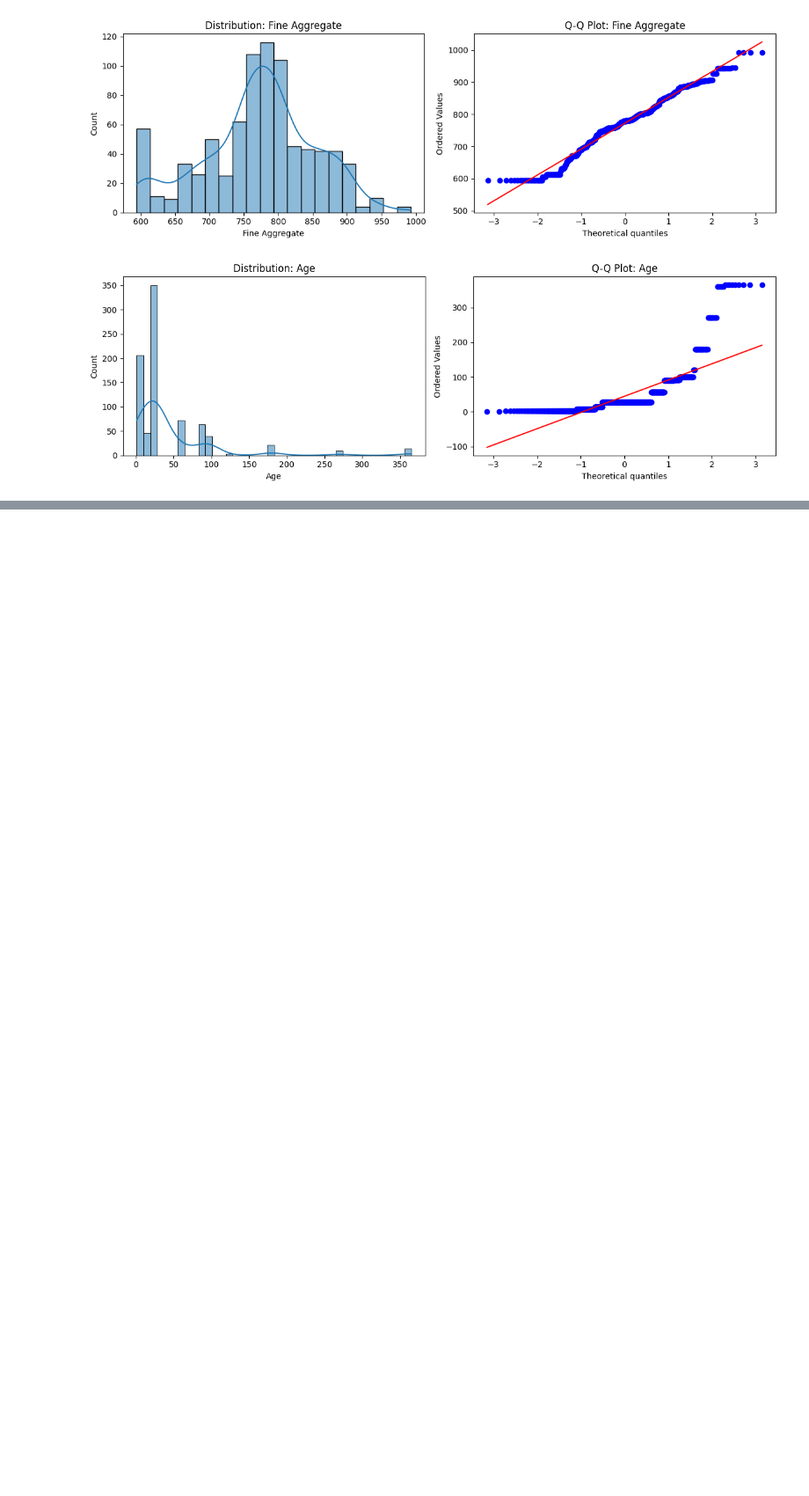
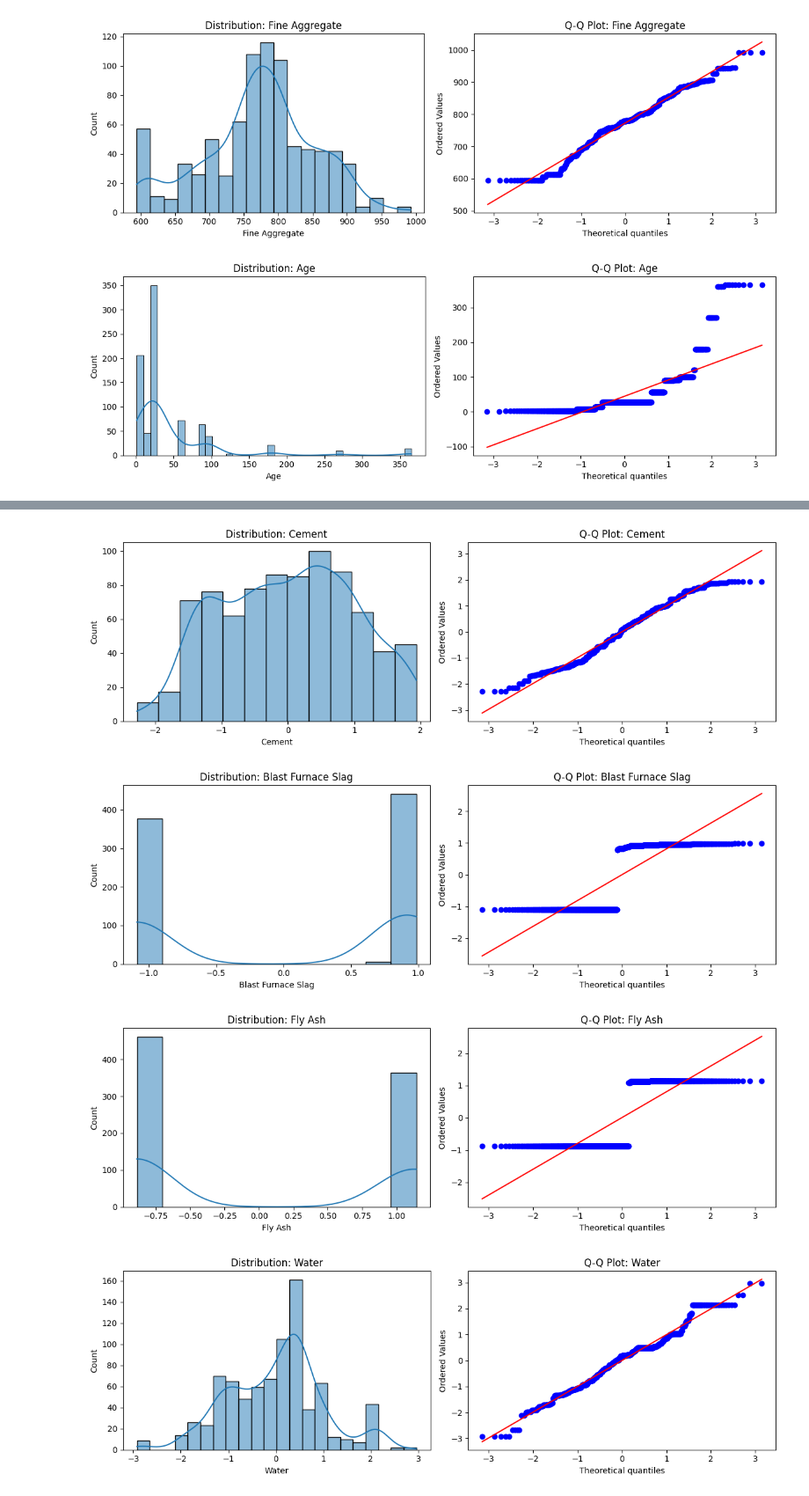
Before and after one commit to HirenGajjar/ai-ml, a Jupyter notebook: power_transforms/code.ipynb, the cells around one changed output, grey strips where cells are left out. Shown at 88% size. Drawn from its saved outputs; the diff is of its cells as text; code cells hidden in the pictures; blank space fills up the shorter version.

```diff
--- a/power_transforms/code.ipynb
+++ b/power_transforms/code.ipynb
@@ -133,0 +257,19 @@ for col in x_train.columns:
+# %%
+for col in x_train_transformed_pd.columns:
+    fig, (ax1, ax2) = plt.subplots(1, 2, figsize=(12, 4))
+
+
+    sns.histplot(x_train_transformed_pd[col], kde=True, ax=ax1)
+    ax1.set_title(f'Distribution: {col}')
+
+
+    stats.probplot(x_train_transformed_pd[col], dist="norm", plot=ax2)
+    ax2.set_title(f'Q-Q Plot: {col}')
+
+    plt.tight_layout()
+    plt.show()
+# %% [output]
+[figure, added]
+[figure, added]
+[figure, added]
+[figure, added]
```
Also changed, not shown: parts of 22 cells of this notebook.
